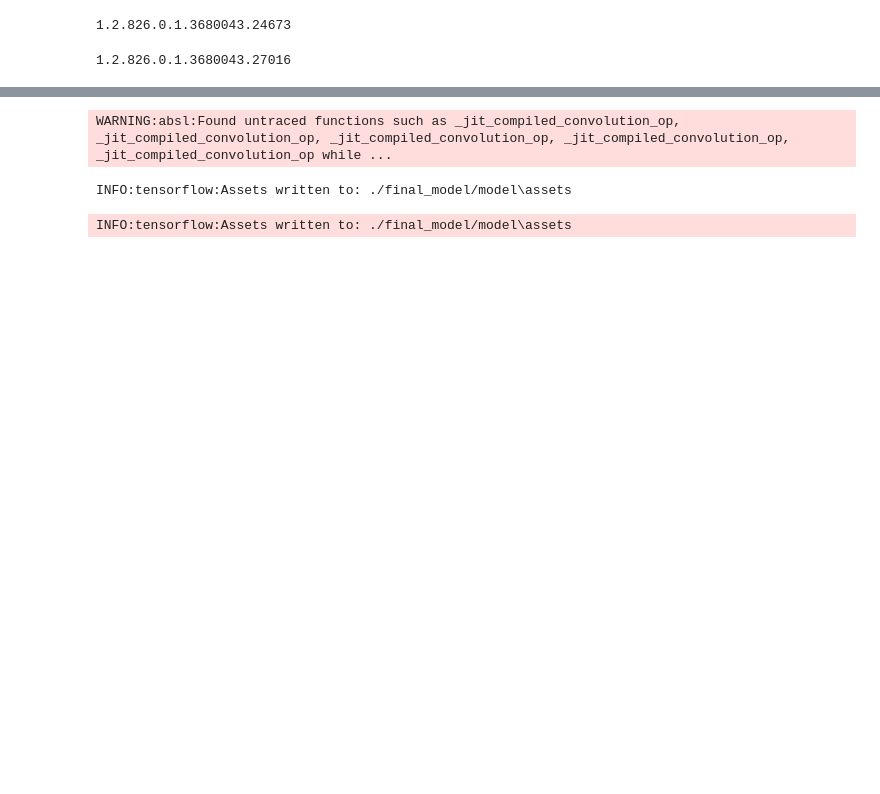
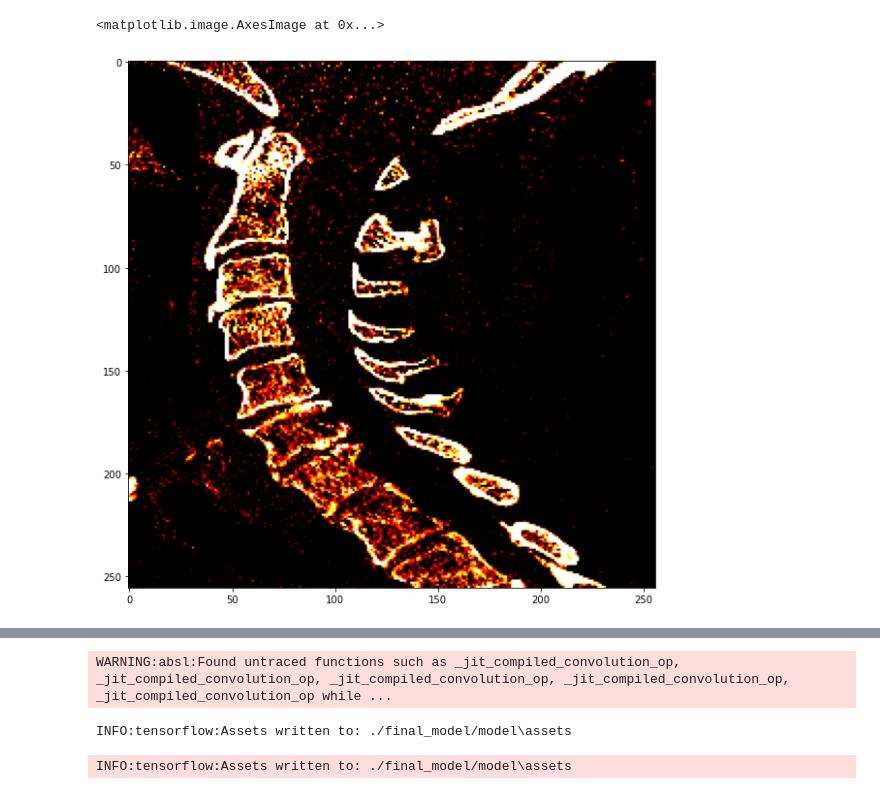
Before and after one commit to SiavashShirzad/RSNA-2022-Cervical-Spine-Fracture-Detection, a Jupyter notebook: rsna-fracture-sagittal-image-classification.ipynb, the cells around one changed output, grey strips where cells are left out. Saved outputs shown, nothing was run; the diff lists cells and outputs as text; code cells hidden in the pictures; blank space fills up the shorter version.

```diff
--- a/rsna-fracture-sagittal-image-classification.ipynb
+++ b/rsna-fracture-sagittal-image-classification.ipynb
@@ -71,2 +71,3 @@ bb_df[['x', 'y', 'width', 'height']] = (bb_df[['x', 'y', 'width', 'height']]//2)
 # %%
 not_patients = df[df['patient_overall']==0]['StudyInstanceUID'].values
+patients = bb_df['StudyInstanceUID'].unique()
@@ -88,21 +129,24 @@ def get_slice_list(uid):
 # %%
 path = '../storage/'
-for patient in tqdm(patients[111:]):
+for patient in tqdm(patients):
     try:
         slices = get_slice_list(patient)
         ct,intercept,slope = load_image(path+patient+'.nii.gz')
         ct = scipy.ndimage.zoom(ct, (256/ct.shape[0],1,1))
         for slice in slices:
-            img1 = window_image(ct[:,:,slice],100,600,intercept,slope)
-            img2 = window_image(ct[:,:,slice],600,1100,intercept,slope)
-            img3 = window_image(ct[:,:,slice],1100,1600,intercept,slope)
+            img1 = window_image(ct[:,:,slice],50,250,intercept,slope)
+            img2 = window_image(ct[:,:,slice],250,450,intercept,slope)
+            img3 = window_image(ct[:,:,slice],450,650,intercept,slope)
             img = channeling(img1,img2,img3)
             ni_img = nib.Nifti1Image(img, affine=None)
-            nib.save(ni_img, '../sagittal_positive_slices/'+patient+"."+str(slice) +".nii.gz")
+            nib.save(ni_img, '../RSNA-2022-Cervical-Spine-Fracture-Detection/sagittal_positive_slices/'+ patient+"."+str(slice) +".nii.gz")
 
     except:
         print(patient)
         continue
-# %% [output]
-1.2.826.0.1.3680043.24673
-1.2.826.0.1.3680043.27016
+# %%
+plt.figure(figsize=(10,10))
+plt.imshow(img[:,:,:])
+# %% [output]
+<matplotlib.image.AxesImage at 0x...>
+[figure, added]
```
Also changed, not shown: parts of 44 cells of this notebook.
